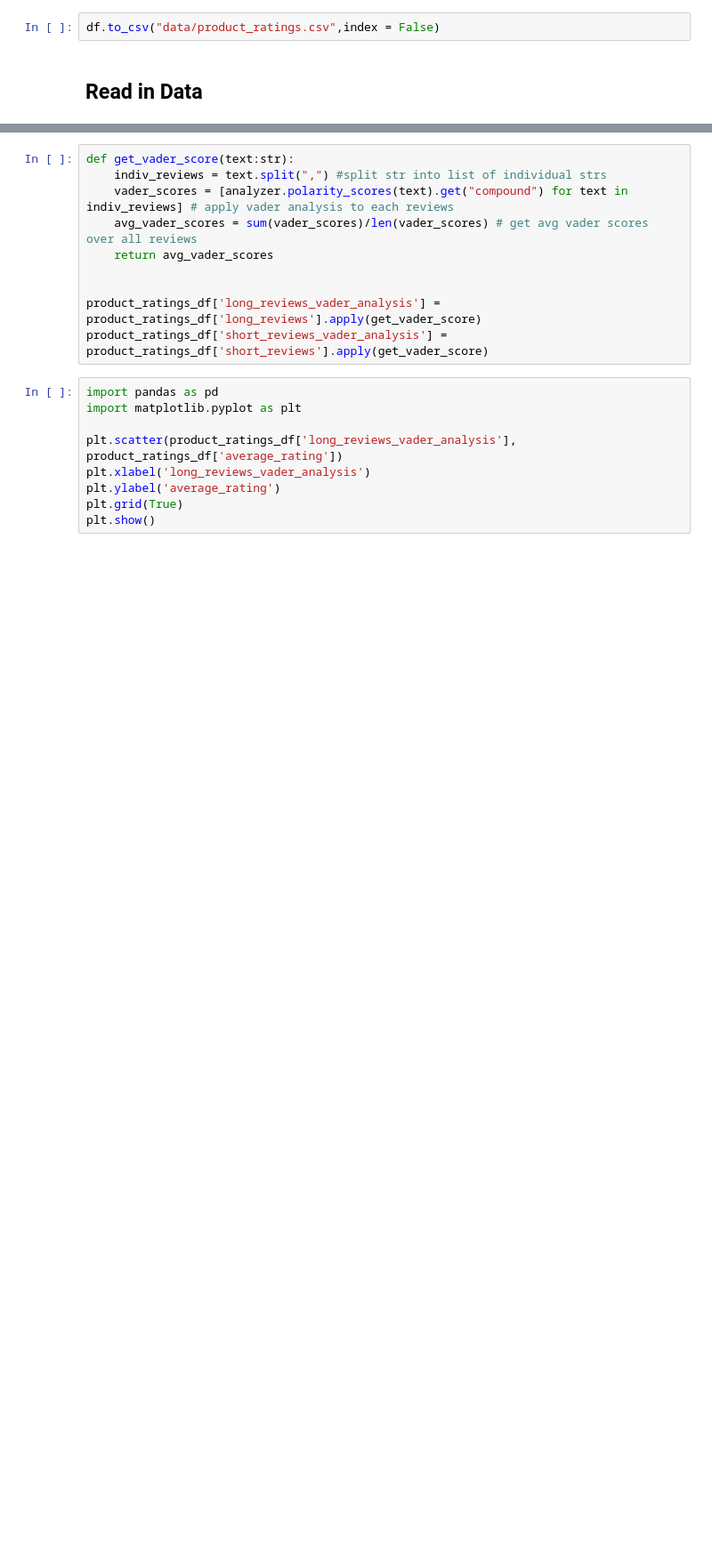
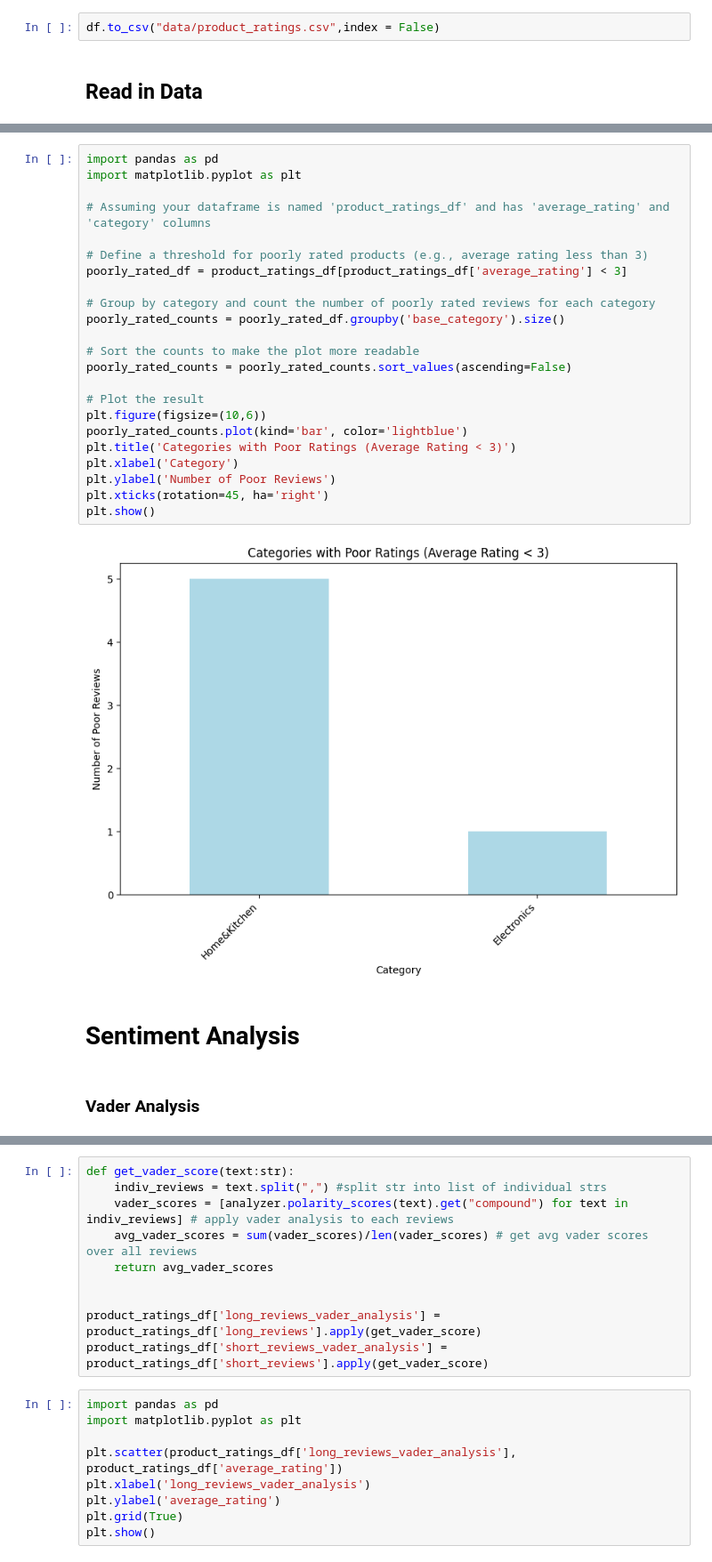
Before and after one commit to sweeenlim/Passion8, a Jupyter notebook: sentiment_analysis/sentiment_analysis.ipynb, the cells around one changed output, grey strips where cells are left out. Shown at 89% size. Saved outputs shown, nothing was run; the diff lists cells and outputs as text; blank space fills up the shorter version.

```diff
--- a/sentiment_analysis/sentiment_analysis.ipynb
+++ b/sentiment_analysis/sentiment_analysis.ipynb
@@ -66,2 +77,31 @@ Requirement already satisfied: tqdm in /Users/marcus/Desktop/nus/Y4S1/DSA3101/Pa
+# %%
+import pandas as pd
+import matplotlib.pyplot as plt
+
+# Assuming your dataframe is named 'product_ratings_df' and has 'average_rating' and 'category' columns
+
+# Define a threshold for poorly rated products (e.g., average rating less than 3)
+poorly_rated_df = product_ratings_df[product_ratings_df['average_rating'] < 3]
+
+# Group by category and count the number of poorly rated reviews for each category
+poorly_rated_counts = poorly_rated_df.groupby('base_category').size()
+
+# Sort the counts to make the plot more readable
+poorly_rated_counts = poorly_rated_counts.sort_values(ascending=False)
+
+# Plot the result
+plt.figure(figsize=(10,6))
+poorly_rated_counts.plot(kind='bar', color='lightblue')
+plt.title('Categories with Poor Ratings (Average Rating < 3)')
+plt.xlabel('Category')
+plt.ylabel('Number of Poor Reviews')
+plt.xticks(rotation=45, ha='right')
+plt.show()
+# %% [output]
+[figure, added]
+# %% [markdown]
+# Sentiment Analysis
+# %% [markdown]
+### Vader Analysis
 # %%
 import nltk
```
Also changed, not shown: parts of 26 cells of this notebook, 1 other file.
